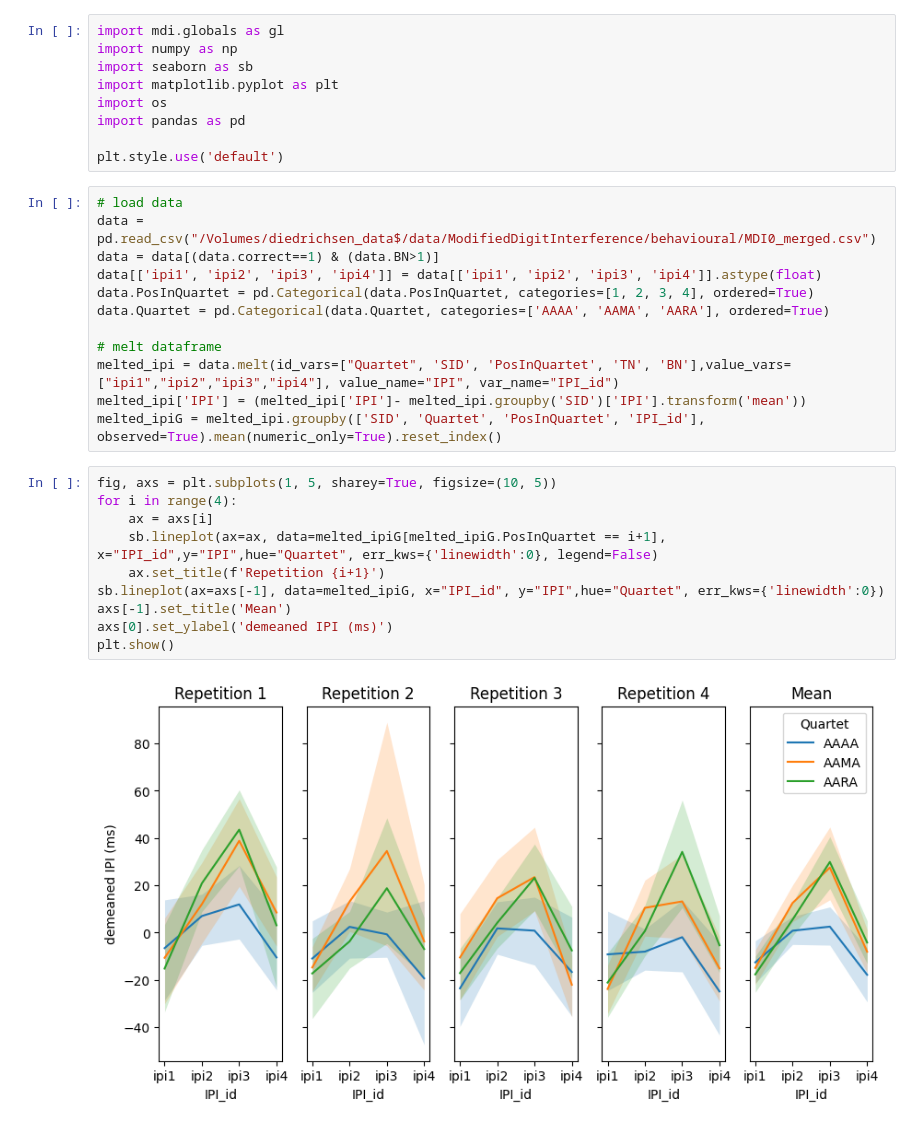
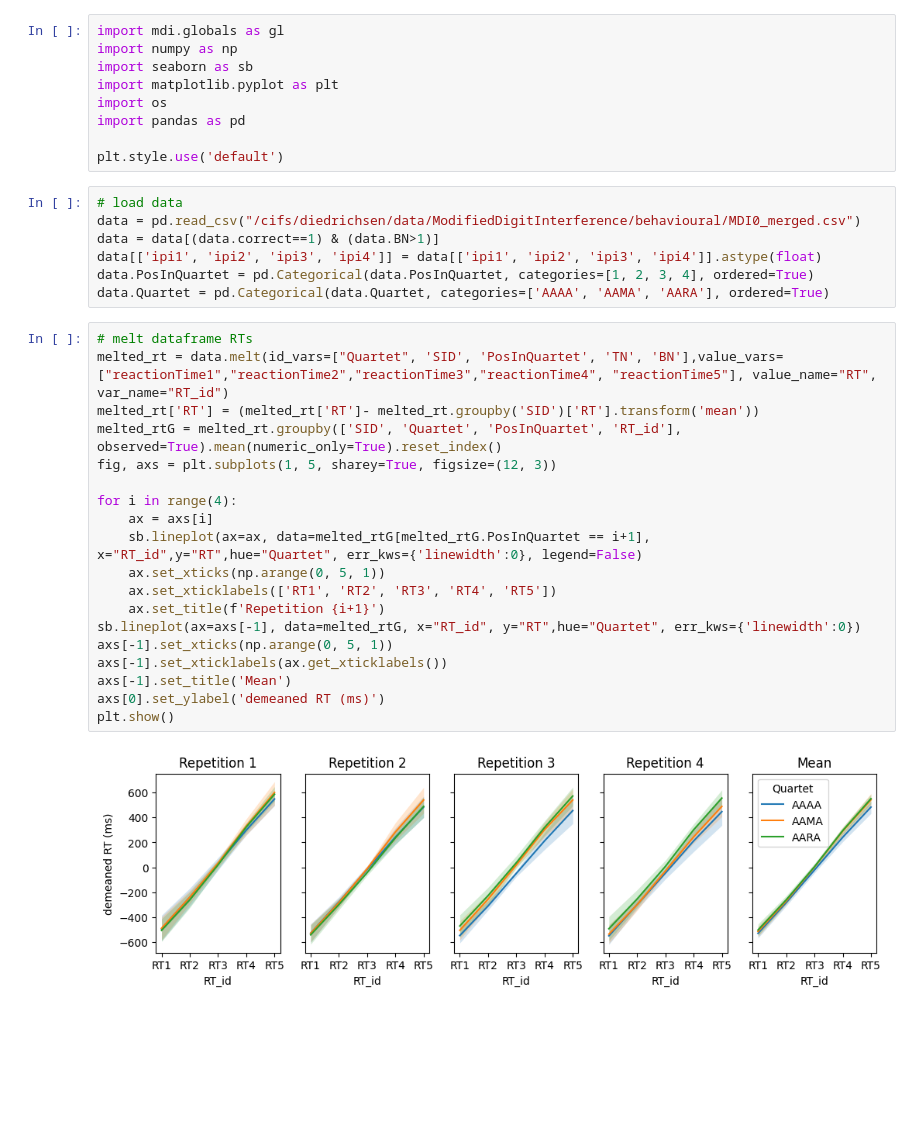
Before and after one commit to AmandaGiselleLily/modified-digit-inteference, a Jupyter notebook: notebooks/IPIs.ipynb, the cells around one changed output. Cells and saved outputs as stored; diff of their text form; blank space fills up the shorter version.

```diff
--- a/notebooks/IPIs.ipynb
+++ b/notebooks/IPIs.ipynb
@@ -9,25 +9,29 @@ import pandas as pd
 plt.style.use('default')
 # %%
 # load data
-data = pd.read_csv("/Volumes/diedrichsen_data$/data/ModifiedDigitInterference/behavioural/MDI0_merged.csv")
+data = pd.read_csv("/cifs/diedrichsen/data/ModifiedDigitInterference/behavioural/MDI0_merged.csv")
 data = data[(data.correct==1) & (data.BN>1)]
 data[['ipi1', 'ipi2', 'ipi3', 'ipi4']] = data[['ipi1', 'ipi2', 'ipi3', 'ipi4']].astype(float)
 data.PosInQuartet = pd.Categorical(data.PosInQuartet, categories=[1, 2, 3, 4], ordered=True)
 data.Quartet = pd.Categorical(data.Quartet, categories=['AAAA', 'AAMA', 'AARA'], ordered=True)
-
-# melt dataframe
-melted_ipi = data.melt(id_vars=["Quartet", 'SID', 'PosInQuartet', 'TN', 'BN'],value_vars=["ipi1","ipi2","ipi3","ipi4"], value_name="IPI", var_name="IPI_id")
-melted_ipi['IPI'] = (melted_ipi['IPI']- melted_ipi.groupby('SID')['IPI'].transform('mean'))
-melted_ipiG = melted_ipi.groupby(['SID', 'Quartet', 'PosInQuartet', 'IPI_id'], observed=True).mean(numeric_only=True).reset_index()
-# %%
-fig, axs = plt.subplots(1, 5, sharey=True, figsize=(10, 5))
-for i in range(4):
-    ax = axs[i]
-    sb.lineplot(ax=ax, data=melted_ipiG[melted_ipiG.PosInQuartet == i+1], x="IPI_id",y="IPI",hue="Quartet", err_kws={'linewidth':0}, legend=False)
-    ax.set_title(f'Repetition {i+1}')
-sb.lineplot(ax=axs[-1], data=melted_ipiG, x="IPI_id", y="IPI",hue="Quartet", err_kws={'linewidth':0})
-axs[-1].set_title('Mean')
-axs[0].set_ylabel('demeaned IPI (ms)')
-plt.show()
-# %% [output]
-[figure, removed]
+# %%
+# melt dataframe RTs
+melted_rt = data.melt(id_vars=["Quartet", 'SID', 'PosInQuartet', 'TN', 'BN'],value_vars=["reactionTime1","reactionTime2","reactionTime3","reactionTime4", "reactionTime5"], value_name="RT", var_name="RT_id")
+melted_rt['RT'] = (melted_rt['RT']- melted_rt.groupby('SID')['RT'].transform('mean'))
+melted_rtG = melted_rt.groupby(['SID', 'Quartet', 'PosInQuartet', 'RT_id'], observed=True).mean(numeric_only=True).reset_index()
+fig, axs = plt.subplots(1, 5, sharey=True, figsize=(12, 3))
+
+for i in range(4):
+    ax = axs[i]
+    sb.lineplot(ax=ax, data=melted_rtG[melted_rtG.PosInQuartet == i+1], x="RT_id",y="RT",hue="Quartet", err_kws={'linewidth':0}, legend=False)
+    ax.set_xticks(np.arange(0, 5, 1))
+    ax.set_xticklabels(['RT1', 'RT2', 'RT3', 'RT4', 'RT5'])
+    ax.set_title(f'Repetition {i+1}')
+sb.lineplot(ax=axs[-1], data=melted_rtG, x="RT_id", y="RT",hue="Quartet", err_kws={'linewidth':0})
+axs[-1].set_xticks(np.arange(0, 5, 1))
+axs[-1].set_xticklabels(ax.get_xticklabels())
+axs[-1].set_title('Mean')
+axs[0].set_ylabel('demeaned RT (ms)')
+plt.show()
+# %% [output]
+[figure, added]
```
Also changed, not shown: parts of 2 cells of this notebook, 2 other files.
